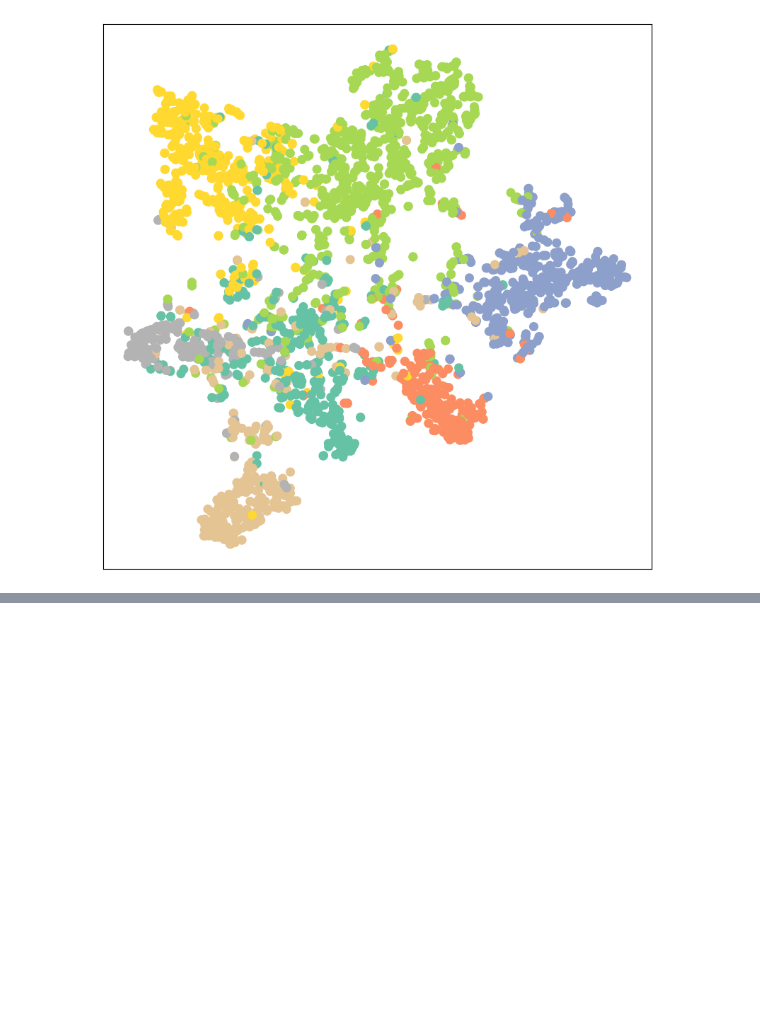
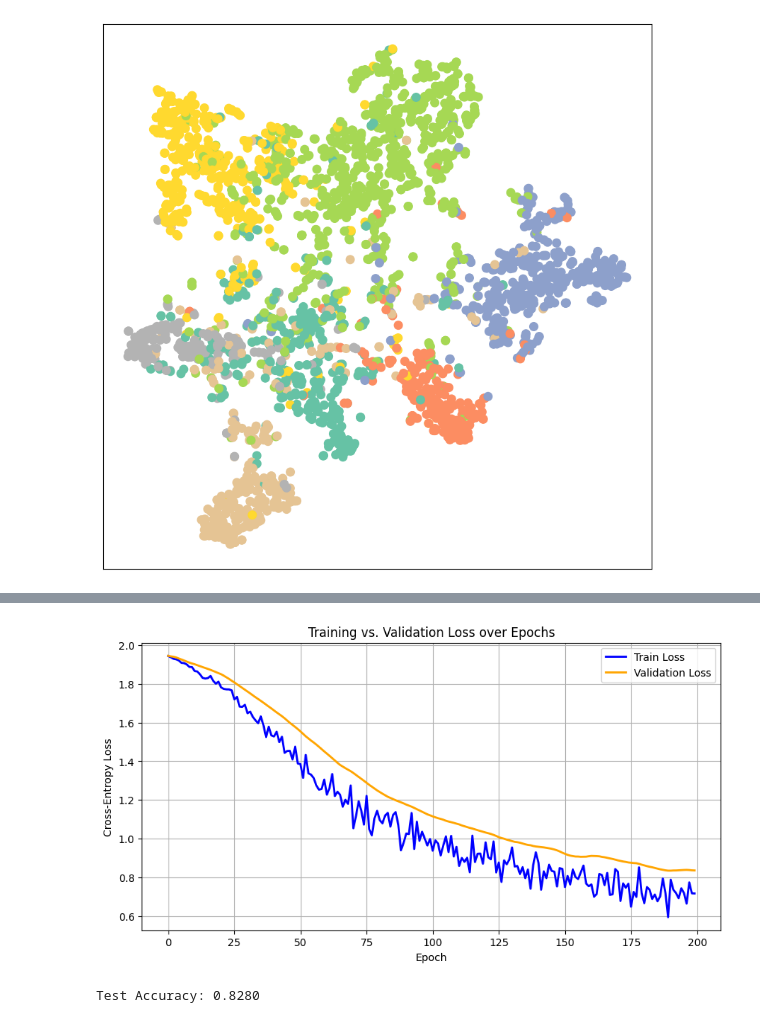
Before and after one commit to filipebcsilva/GCN-TUTORIAL, a Jupyter notebook: planetoid.ipynb, the cells around one changed output, grey strips where cells are left out. Drawn from its saved outputs; the diff is of its cells as text; code cells hidden in the pictures; blank space fills up the shorter version.

```diff
--- a/planetoid.ipynb
+++ b/planetoid.ipynb
@@ -250,0 +265,19 @@ visualize(out, color=data.y)
+# %%
+from torch_geometric.nn import GATConv
+
+class GAT(torch.nn.Module):
+    def __init__(self):
+        super().__init__()
+        self.gat1 = GATConv(dataset.num_features, 8, heads=8,dropout=0.6)
+        self.gat2 = GATConv(8*8, dataset.num_classes, heads=1, concat=False, dropout=0.6)
+
+    def forward(self, x, edge_index):
+        x = F.dropout(x, p=0.6, training=self.training)
+        x = self.gat1(x, edge_index)
+        x = F.elu(x)
+        x = F.dropout(x, p=0.6, training=self.training)
+        x = self.gat2(x, edge_index)
+        return x
+
+model = GAT()
+print(model)
@@ -250,0 +344,17 @@ visualize(out, color=data.y)
+# %%
+plt.figure(figsize=(10, 5))
+plt.plot(train_losses, label='Train Loss', color='blue', linewidth=2)
+plt.plot(val_losses, label='Validation Loss', color='orange', linewidth=2)
+plt.title('Training vs. Validation Loss over Epochs')
+plt.xlabel('Epoch')
+plt.ylabel('Cross-Entropy Loss')
+plt.legend()
+plt.grid(True)
+plt.show()
+# %% [output]
+[figure, added]
+# %%
+test_acc = test(model_gat)
+print(f'Test Accuracy: {test_acc:.4f}')
+# %% [output]
+Test Accuracy: 0.8280
```
Also changed, not shown: parts of 11 cells of this notebook, 1 other file.
